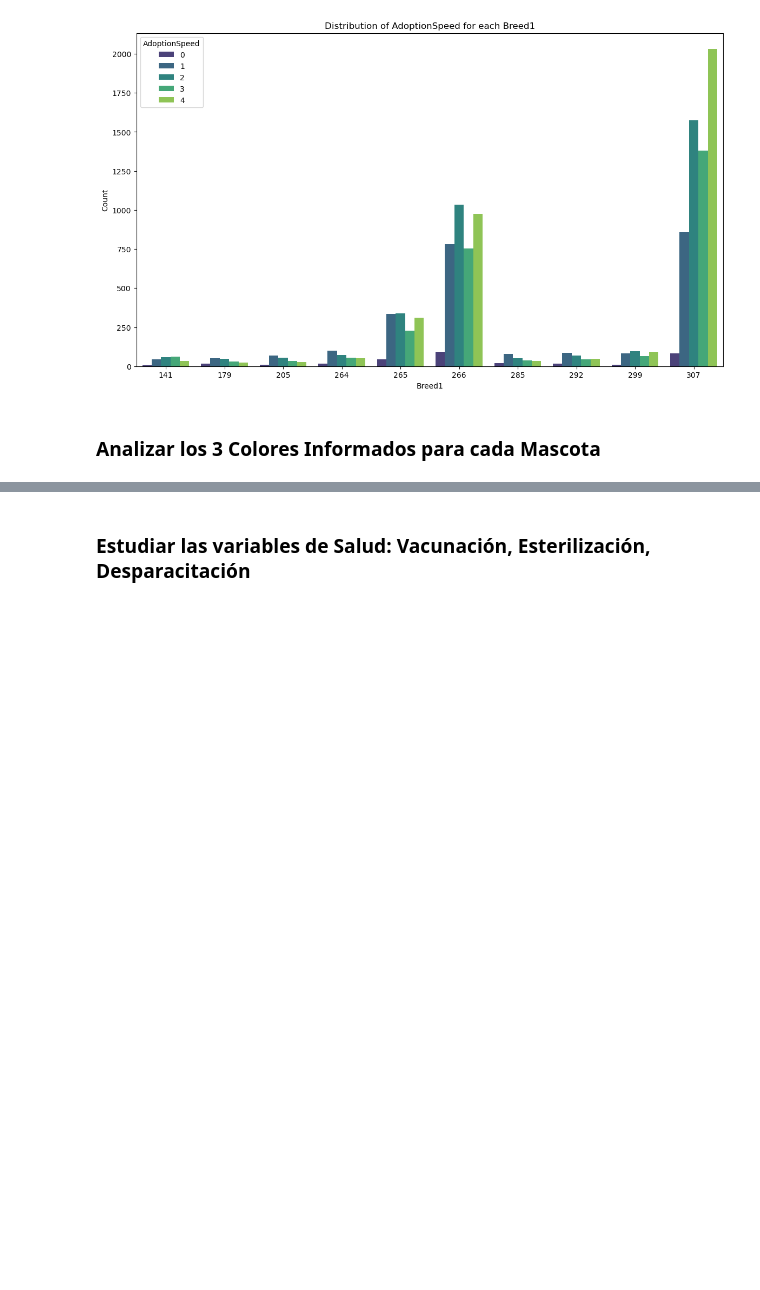
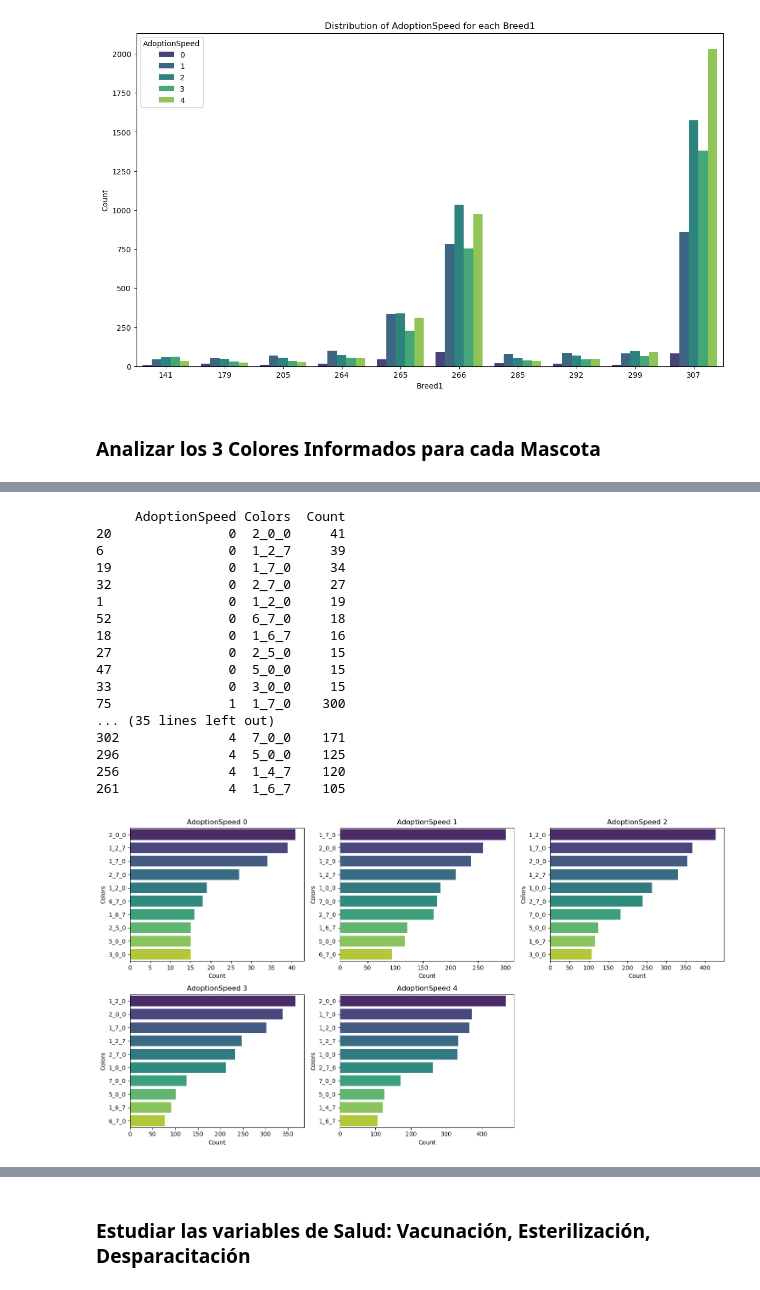
Before and after one commit to plcablinski/lab2-mcd-austral, a Jupyter notebook: 03_Petfinder_EDA.ipynb, the cells around one changed output, grey strips where cells are left out. Drawn from its saved outputs; the diff is of its cells as text; code cells hidden in the pictures; blank space fills up the shorter version.

```diff
--- a/03_Petfinder_EDA.ipynb
+++ b/03_Petfinder_EDA.ipynb
@@ -489,0 +539,51 @@ Series([], Name: count, dtype: int64)
+# %%
+# Contar la frecuencia de cada combinación de colores para cada velocidad de adopción
+color_adoption_counts = df.groupby(['AdoptionSpeed', 'Colors']).size().reset_index(name='Count')
+
+
+# Crear una lista para almacenar los resultados del top 10 por cada AdoptionSpeed
+top_10_colors_per_speed = []
+
+# Iterar sobre cada valor único de AdoptionSpeed y obtener el top 10
+for speed in color_adoption_counts['AdoptionSpeed'].unique():
+    top_colors = color_adoption_counts[color_adoption_counts['AdoptionSpeed'] == speed]
+    top_10_colors = top_colors.sort_values(by='Count', ascending=False).head(10)
+    top_10_colors_per_speed.append(top_10_colors)
+
+# Concatenar todos los top 10 en un solo DataFrame
+top_10_colors_per_speed_df = pd.concat(top_10_colors_per_speed)
+
+# Mostrar el resultado
+print(top_10_colors_per_speed_df)
+
+# Configuración de la figura
+plt.figure(figsize=(15, 8))
+
+# Iterar sobre cada velocidad de adopción para crear subplots
+for i, speed in enumerate(color_adoption_counts['AdoptionSpeed'].unique()):
+    plt.subplot(2, 3, i + 1)
+    top_colors = top_10_colors_per_speed_df[top_10_colors_per_speed_df['AdoptionSpeed'] == speed]
+    sns.barplot(x='Count', y='Colors', data=top_colors, palette='viridis')
+    plt.title(f'AdoptionSpeed {speed}')
+
+plt.tight_layout()
+plt.show()
+# %% [output]
+     AdoptionSpeed Colors  Count
+20               0  2_0_0     41
+6                0  1_2_7     39
+19               0  1_7_0     34
+32               0  2_7_0     27
+1                0  1_2_0     19
+52               0  6_7_0     18
+18               0  1_6_7     16
+27               0  2_5_0     15
+47               0  5_0_0     15
+33               0  3_0_0     15
+75               1  1_7_0    300
+... (35 lines left out)
+302              4  7_0_0    171
+296              4  5_0_0    125
+256              4  1_4_7    120
+261              4  1_6_7    105
+[figure, added]
```
Also changed, not shown: parts of 126 cells of this notebook.
